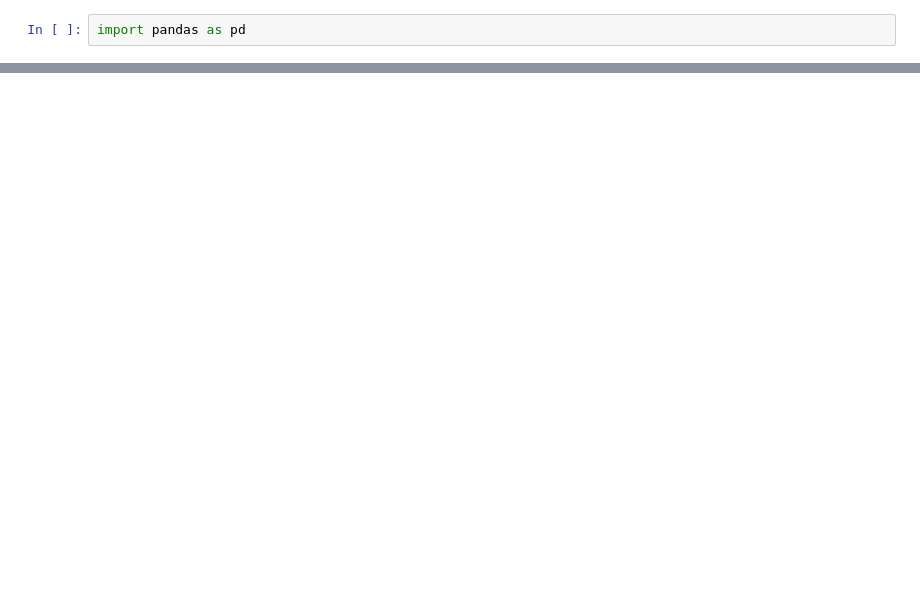
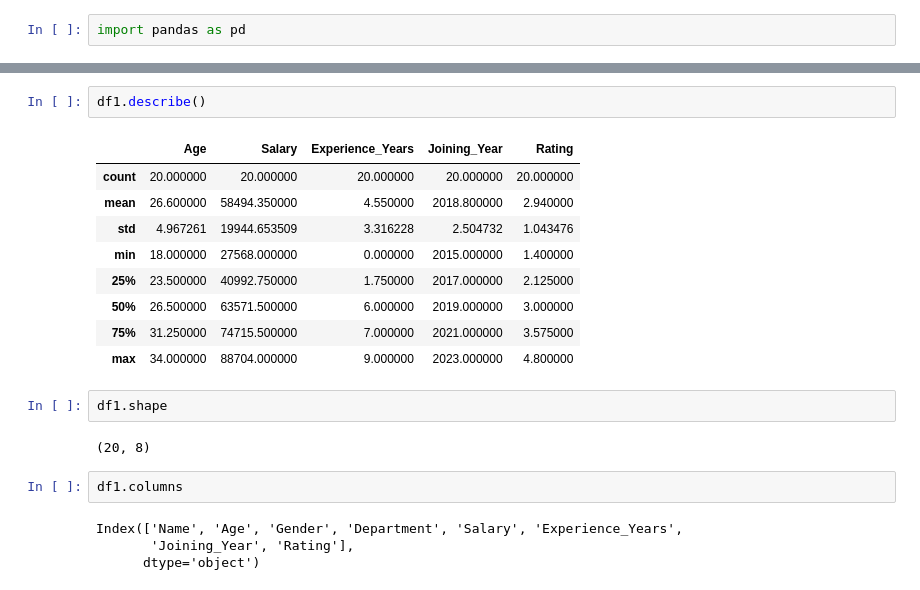
Before and after one commit to prashant-0307/python-jupyter-files, a Jupyter notebook: pandas-practices.ipynb, the cells around one changed output, grey strips where cells are left out. Saved outputs shown, nothing was run; the diff lists cells and outputs as text; blank space fills up the shorter version.

```diff
--- a/pandas-practices.ipynb
+++ b/pandas-practices.ipynb
@@ -34,0 +72,22 @@ memory usage: 1.4+ KB
+# %%
+df1.describe()
+# %% [output]
+|  | Age | Salary | Experience_Years | Joining_Year | Rating |
+| count | 20.000000 | 20.000000 | 20.000000 | 20.000000 | 20.000000 |
+| mean | 26.600000 | 58494.350000 | 4.550000 | 2018.800000 | 2.940000 |
+| std | 4.967261 | 19944.653509 | 3.316228 | 2.504732 | 1.043476 |
+| min | 18.000000 | 27568.000000 | 0.000000 | 2015.000000 | 1.400000 |
+| 25% | 23.500000 | 40992.750000 | 1.750000 | 2017.000000 | 2.125000 |
+| 50% | 26.500000 | 63571.500000 | 6.000000 | 2019.000000 | 3.000000 |
+| 75% | 31.250000 | 74715.500000 | 7.000000 | 2021.000000 | 3.575000 |
+| max | 34.000000 | 88704.000000 | 9.000000 | 2023.000000 | 4.800000 |
+# %%
+df1.shape
+# %% [output]
+(20, 8)
+# %%
+df1.columns
+# %% [output]
+Index(['Name', 'Age', 'Gender', 'Department', 'Salary', 'Experience_Years',
+       'Joining_Year', 'Rating'],
+      dtype='object')
```
Also changed, not shown: parts of 26 cells of this notebook, 2 other files.
